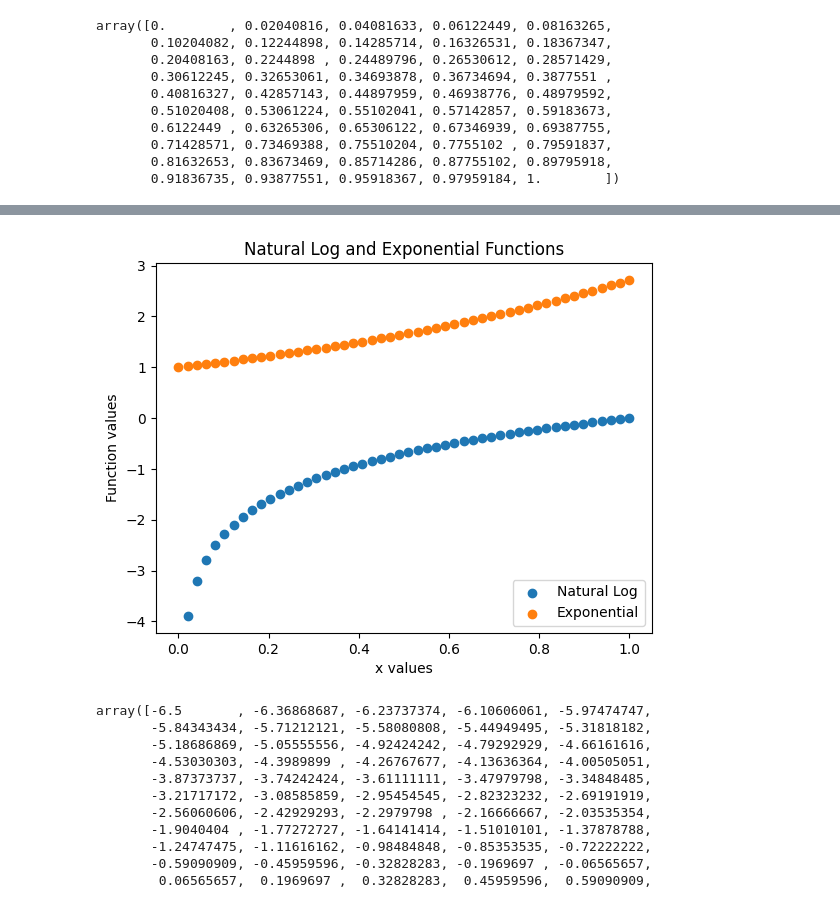
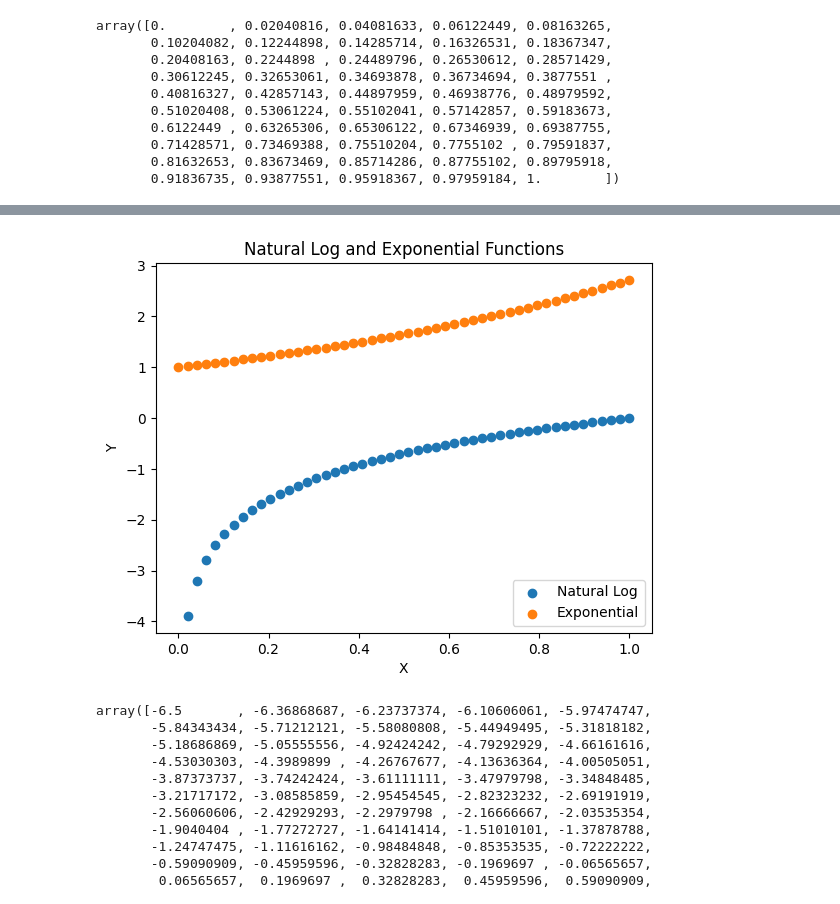
Before and after one commit to clairicelou/programming, a Jupyter notebook: assignment/assignment_programming.ipynb, the cells around one changed output, grey strips where cells are left out. Drawn from its saved outputs; the diff is of its cells as text; code cells hidden in the pictures.

```diff
--- a/assignment/assignment_programming.ipynb
+++ b/assignment/assignment_programming.ipynb
@@ -75,15 +81,19 @@ z = np.exp(x)
 # %%
+x = np.linspace(0,1,50)
+y = np.log(x)
+z = np.exp(x)
+
 plt.scatter(x, y, label='Natural Log')
 plt.scatter(x, z, label='Exponential')
 
-plt.xlabel("x values")
-plt.ylabel("Function values")
+plt.xlabel("X")
+plt.ylabel("Y")
+plt.legend(loc='lower right')
 plt.title("Natural Log and Exponential Functions")
 
-plt.legend(loc='lower right')
 plt.show()
 # %% [output]
-[figure, old version]
+[figure, new version]
 # %%
 x = np.linspace(-6.5, 6.5, 100)
 x
```
Also changed, not shown: parts of 6 cells of this notebook.
